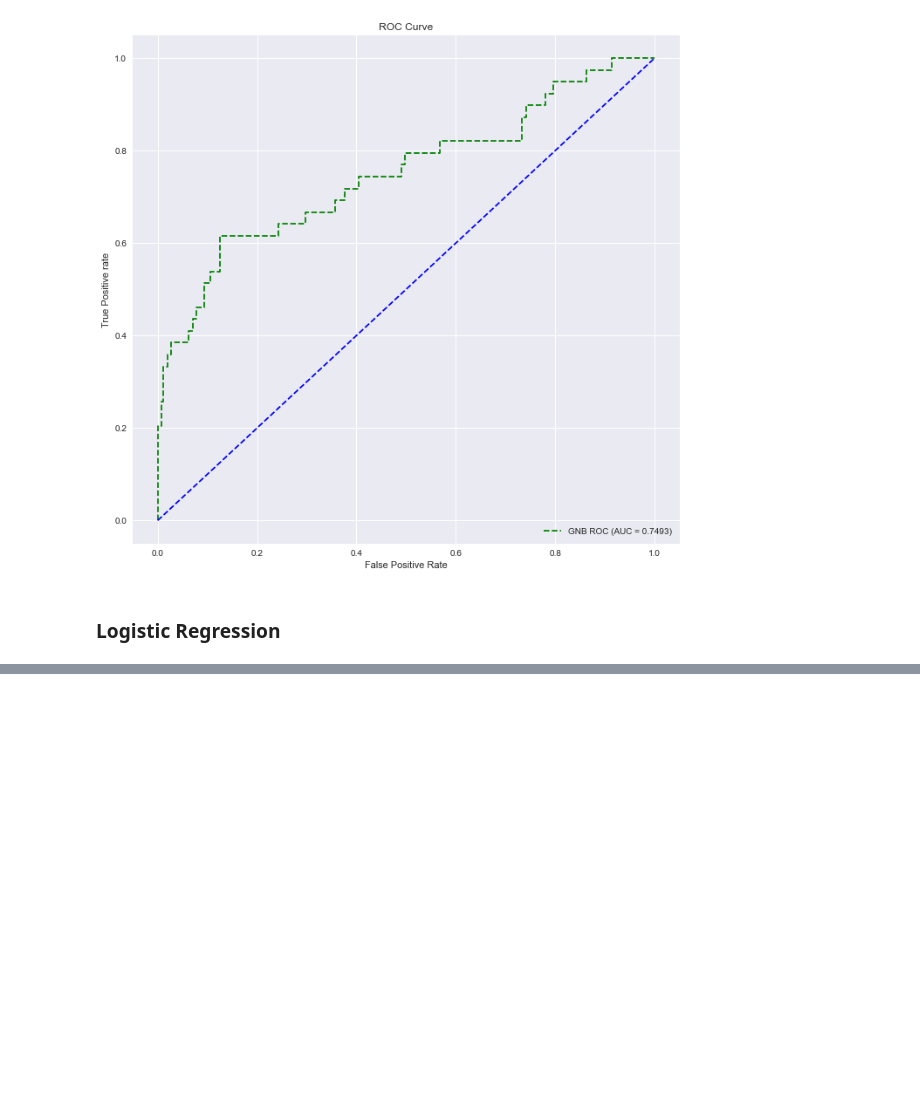
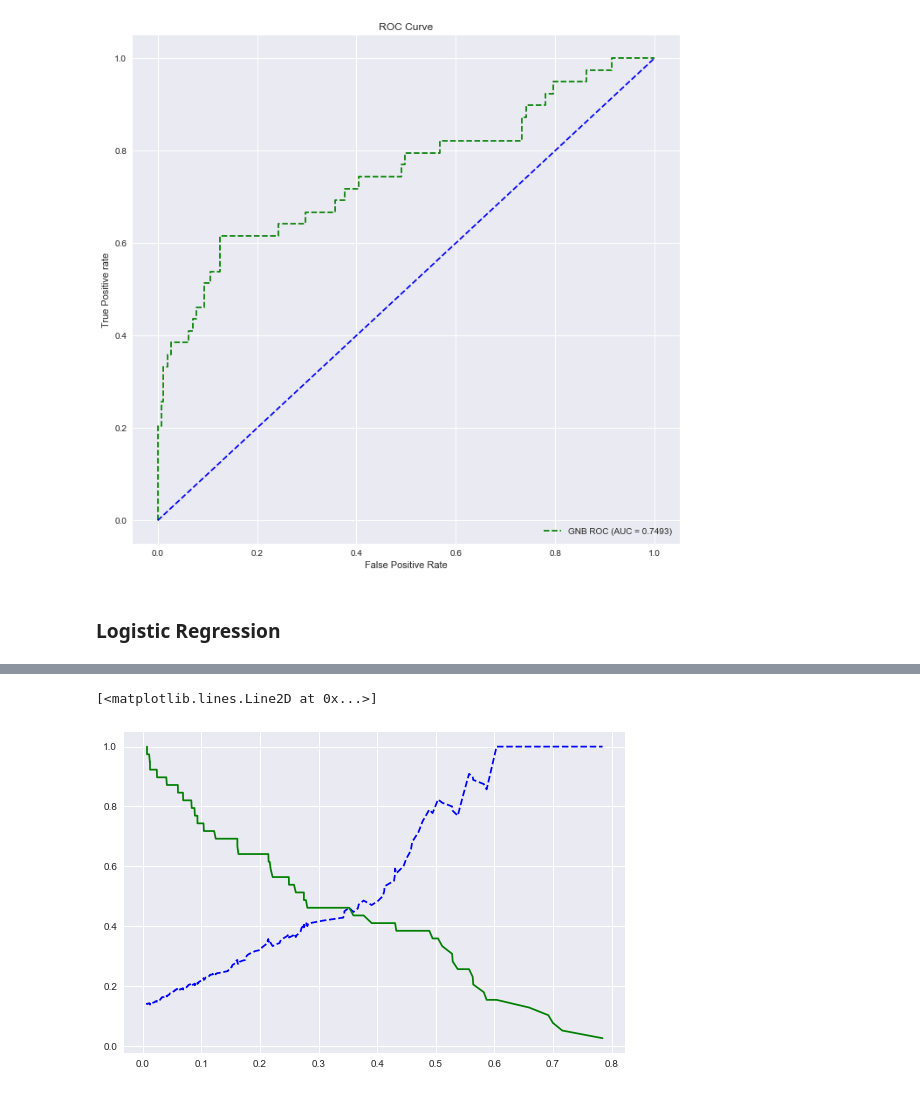
Before and after one commit to Shehab37/Regressors-and-Classifiers-comparison, a Jupyter notebook: comparison_on_IBM_data.ipynb, the cells around one changed output, grey strips where cells are left out. Cells and saved outputs as stored; diff of their text form; code cells hidden in the pictures; blank space fills up the shorter version.

```diff
--- a/comparison_on_IBM_data.ipynb
+++ b/comparison_on_IBM_data.ipynb
@@ -305,3 +305,7 @@ weighted avg       0.86      0.84      0.85       294
 [figure]
 # %% [markdown]
 ### Logistic Regression
+# %%
+model = LogisticRegression(max_iter=1000000)
+model.fit(x_train,y_train)
+model.get_params()
@@ -307,0 +347,14 @@ weighted avg       0.86      0.84      0.85       294
+# %%
+param_grid = [
+    {
+        'penalty': ['l2', 'l1', 'elasticnet', 'none'],
+        'C': [100, 10, 1.0, 0.1, 0.01],
+        # 'C'  : np.logspace(-4, 4, 20),
+        'solver': ['newton-cg', 'lbfgs', 'liblinear'],
+    }
+]
+cv = RepeatedStratifiedKFold(n_splits=10, n_repeats=3, random_state=42)
+best_model_search = GridSearchCV(LogisticRegression(
+    max_iter=1000000), param_grid=param_grid, n_jobs=-1, cv=cv, verbose=True, scoring='accuracy', error_score=0)
+grid_result = best_model_search.fit(x_train, y_train)
+model_log_reg = grid_result.best_estimator_
@@ -307,0 +398,9 @@ weighted avg       0.86      0.84      0.85       294
+# %%
+from sklearn.metrics import precision_recall_curve
+precisions, recalls, thresholds = precision_recall_curve(
+    y_test, model_log_reg.predict_proba(x_test)[:, 1])
+plt.plot(thresholds, precisions[:-1], 'b--', label='Precision')
+plt.plot(thresholds, recalls[:-1], 'g-', label='Recall')
+# %% [output]
+[<matplotlib.lines.Line2D at 0x...>]
+[figure, added]
```
Also changed, not shown: parts of 11 cells of this notebook, 1 other file.
